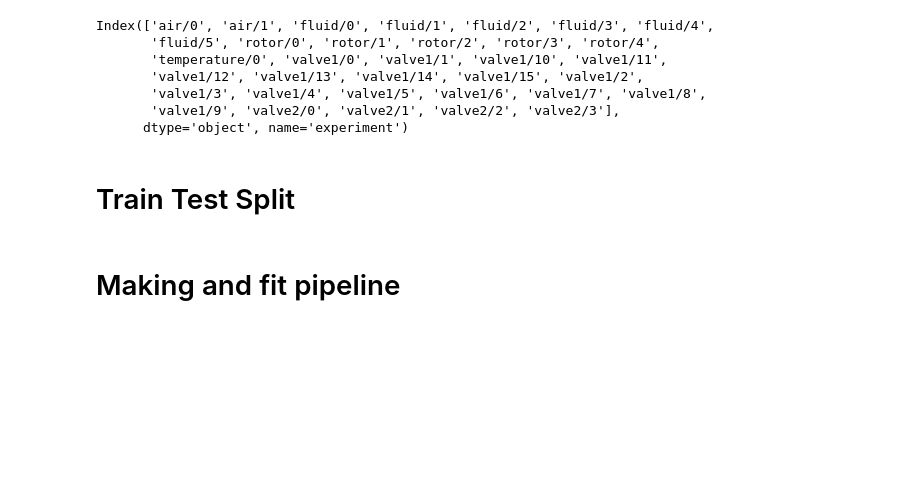
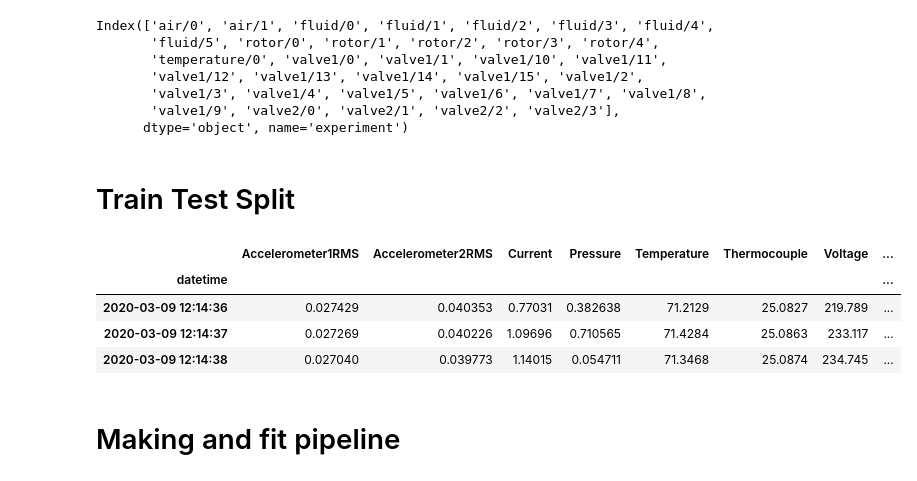
Before and after one commit to waico/tsad, a Jupyter notebook: docs/waico_jups/forecasting-time-series.ipynb, the cells around one changed output. Drawn from its saved outputs; the diff is of its cells as text; code cells hidden in the pictures; blank space fills up the shorter version.

```diff
--- a/docs/waico_jups/forecasting-time-series.ipynb
+++ b/docs/waico_jups/forecasting-time-series.ipynb
@@ -54,3 +59,11 @@ test_raw = df.loc[test_datasets].droplevel(level=0)
+# %%
+train_raw.head(3)
+# %% [output]
+|  | Accelerometer1RMS | Accelerometer2RMS | Current | Pressure | Temperature | Thermocouple | Voltage | ... |
+| datetime |  |  |  |  |  |  |  | ... |
+| 2020-03-09 12:14:36 | 0.027429 | 0.040353 | 0.77031 | 0.382638 | 71.2129 | 25.0827 | 219.789 | ... |
+| 2020-03-09 12:14:37 | 0.027269 | 0.040226 | 1.09696 | 0.710565 | 71.4284 | 25.0863 | 233.117 | ... |
+| 2020-03-09 12:14:38 | 0.027040 | 0.039773 | 1.14015 | 0.054711 | 71.3468 | 25.0874 | 234.745 | ... |
 # %% [markdown]
 # Making and fit pipeline
 # %% [markdown]
```
Also changed, not shown: parts of 16 cells of this notebook, 11 other files.
